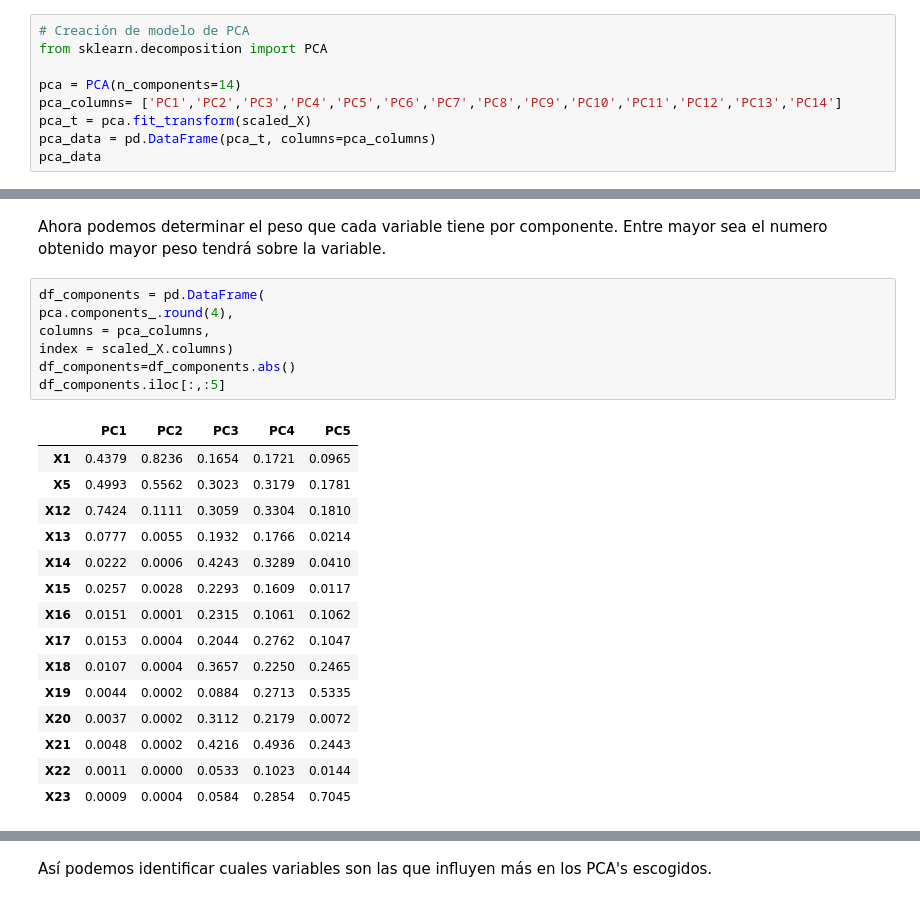
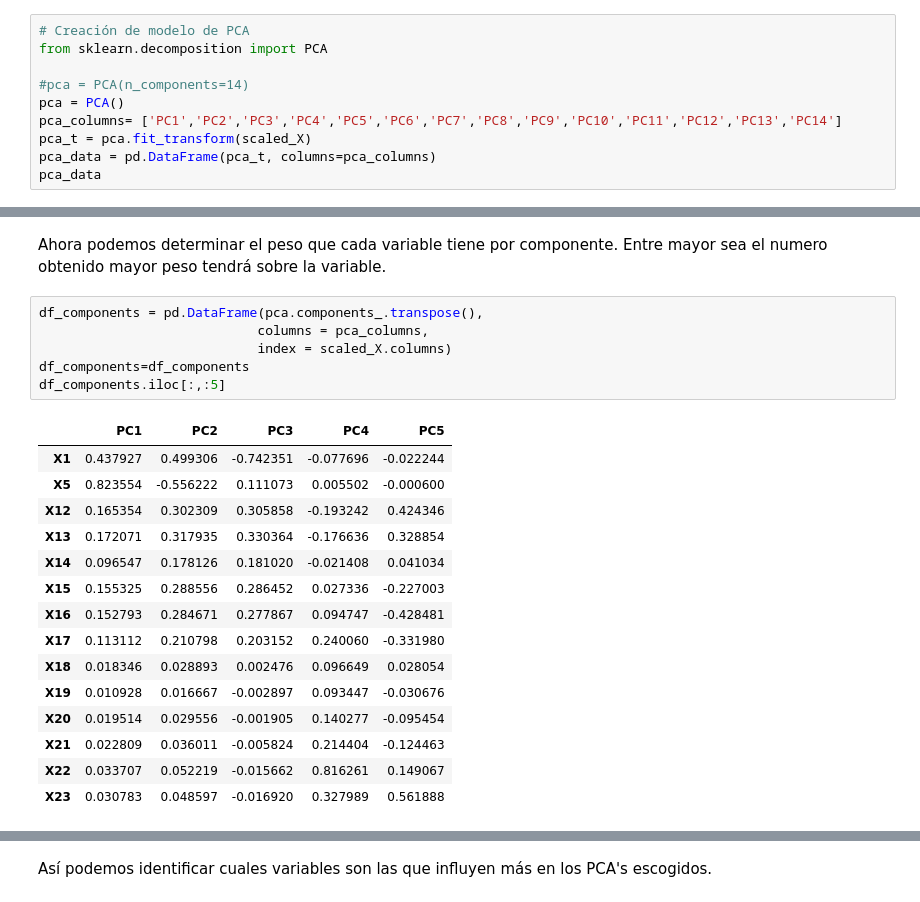
Before and after one commit to PosgradoMNA/actividades-del-projecto-Equipo_16, a Jupyter notebook: ActividadSemanal4.ipynb, the cells around one changed output, grey strips where cells are left out. Cells and saved outputs as stored; diff of their text form.

```diff
--- a/ActividadSemanal4.ipynb
+++ b/ActividadSemanal4.ipynb
@@ -204,7 +204,8 @@ pd.DataFrame(scaled_summary).transpose()
 # Creación de modelo de PCA
 from sklearn.decomposition import PCA
 
-pca = PCA(n_components=14)
+#pca = PCA(n_components=14)
+pca = PCA()
 pca_columns= ['PC1','PC2','PC3','PC4','PC5','PC6','PC7','PC8','PC9','PC10','PC11','PC12','PC13','PC14']
 pca_t = pca.fit_transform(scaled_X)
 pca_data = pd.DataFrame(pca_t, columns=pca_columns)
@@ -374,25 +375,24 @@ En la siguiente función obtenemos las columnas de máxima varianza para los com
 # %% [markdown]
 Ahora podemos determinar el peso que cada variable tiene por componente. Entre mayor sea el numero obtenido mayor peso tendrá sobre la variable.
 # %%
-df_components = pd.DataFrame(
-pca.components_.round(4),
-columns = pca_columns,
-index = scaled_X.columns)
-df_components=df_components.abs()
+df_components = pd.DataFrame(pca.components_.transpose(),
+                            columns = pca_columns,
+                            index = scaled_X.columns)
+df_components=df_components
 df_components.iloc[:,:5]
 # %% [output]
 |  | PC1 | PC2 | PC3 | PC4 | PC5 |
-| X1 | 0.4379 | 0.8236 | 0.1654 | 0.1721 | 0.0965 |
-| X5 | 0.4993 | 0.5562 | 0.3023 | 0.3179 | 0.1781 |
-| X12 | 0.7424 | 0.1111 | 0.3059 | 0.3304 | 0.1810 |
-| X13 | 0.0777 | 0.0055 | 0.1932 | 0.1766 | 0.0214 |
-| X14 | 0.0222 | 0.0006 | 0.4243 | 0.3289 | 0.0410 |
-| X15 | 0.0257 | 0.0028 | 0.2293 | 0.1609 | 0.0117 |
-| X16 | 0.0151 | 0.0001 | 0.2315 | 0.1061 | 0.1062 |
-| X17 | 0.0153 | 0.0004 | 0.2044 | 0.2762 | 0.1047 |
-| X18 | 0.0107 | 0.0004 | 0.3657 | 0.2250 | 0.2465 |
-| X19 | 0.0044 | 0.0002 | 0.0884 | 0.2713 | 0.5335 |
-| X20 | 0.0037 | 0.0002 | 0.3112 | 0.2179 | 0.0072 |
-| X21 | 0.0048 | 0.0002 | 0.4216 | 0.4936 | 0.2443 |
-| X22 | 0.0011 | 0.0000 | 0.0533 | 0.1023 | 0.0144 |
-| X23 | 0.0009 | 0.0004 | 0.0584 | 0.2854 | 0.7045 |
+| X1 | 0.437927 | 0.499306 | -0.742351 | -0.077696 | -0.022244 |
+| X5 | 0.823554 | -0.556222 | 0.111073 | 0.005502 | -0.000600 |
+| X12 | 0.165354 | 0.302309 | 0.305858 | -0.193242 | 0.424346 |
+| X13 | 0.172071 | 0.317935 | 0.330364 | -0.176636 | 0.328854 |
+| X14 | 0.096547 | 0.178126 | 0.181020 | -0.021408 | 0.041034 |
+| X15 | 0.155325 | 0.288556 | 0.286452 | 0.027336 | -0.227003 |
+| X16 | 0.152793 | 0.284671 | 0.277867 | 0.094747 | -0.428481 |
+| X17 | 0.113112 | 0.210798 | 0.203152 | 0.240060 | -0.331980 |
+| X18 | 0.018346 | 0.028893 | 0.002476 | 0.096649 | 0.028054 |
+| X19 | 0.010928 | 0.016667 | -0.002897 | 0.093447 | -0.030676 |
+| X20 | 0.019514 | 0.029556 | -0.001905 | 0.140277 | -0.095454 |
+| X21 | 0.022809 | 0.036011 | -0.005824 | 0.214404 | -0.124463 |
+| X22 | 0.033707 | 0.052219 | -0.015662 | 0.816261 | 0.149067 |
+| X23 | 0.030783 | 0.048597 | -0.016920 | 0.327989 | 0.561888 |
```
Also changed, not shown: parts of 18 cells of this notebook.
